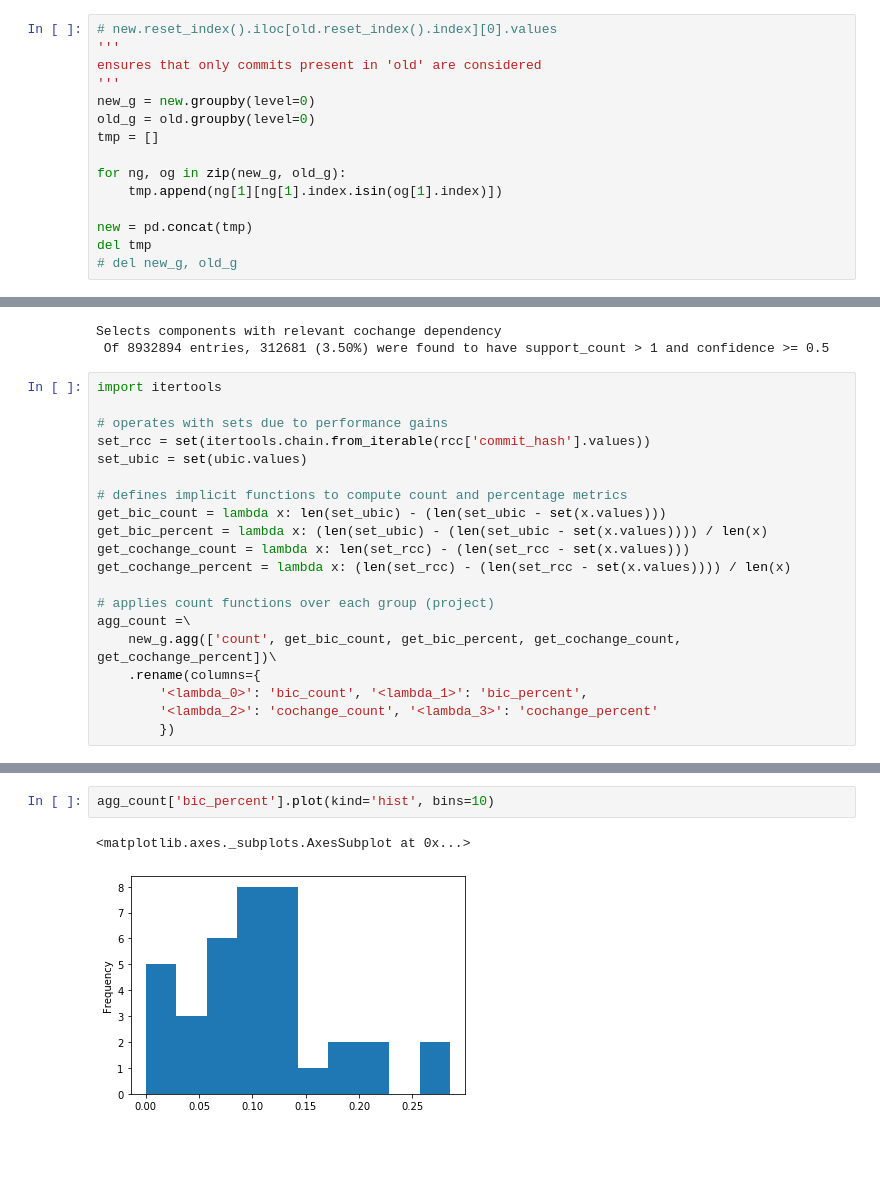
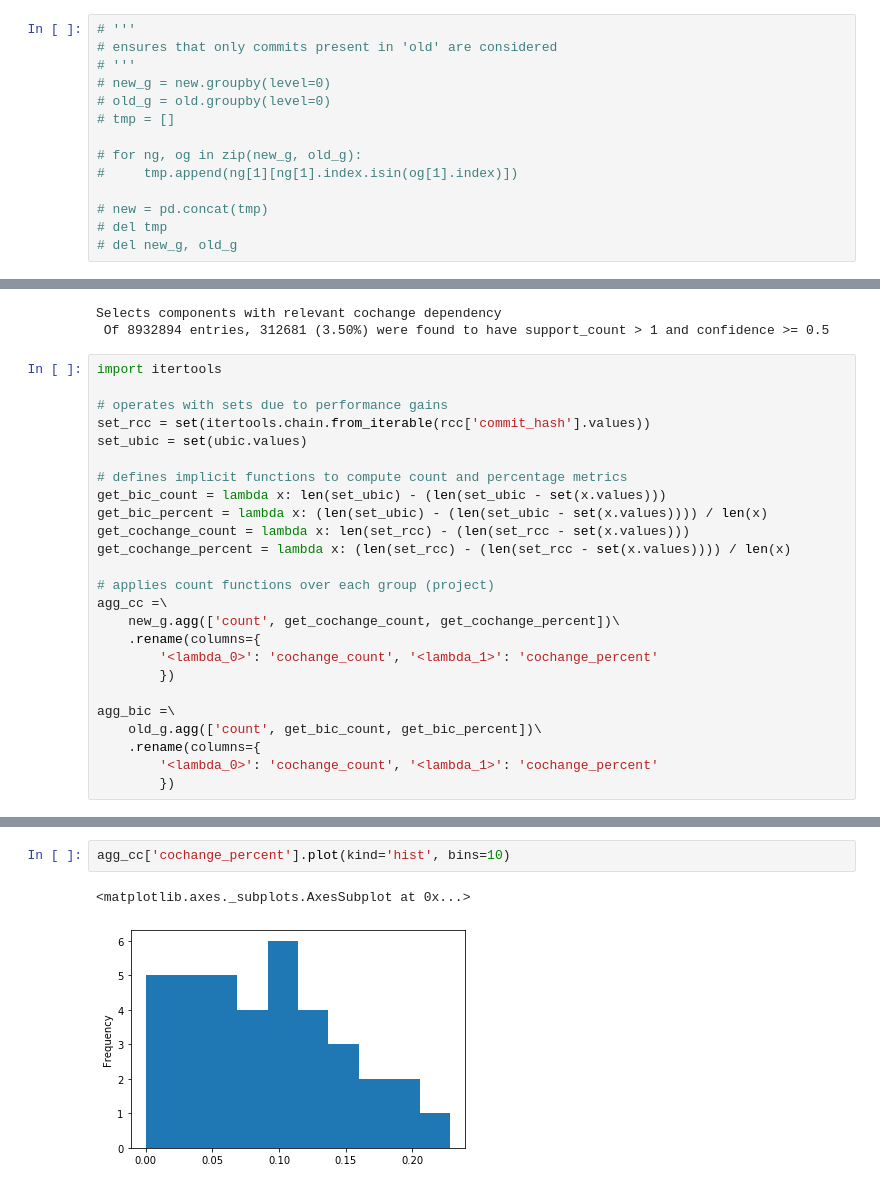
Before and after one commit to luisamaralh/co-change-dependencies, a Jupyter notebook: notebooks/comparative_analysis.ipynb, the cells around one changed output, grey strips where cells are left out. Cells and saved outputs as stored; diff of their text form; blank space fills up the shorter version.

Commit message:
NEW histogram; NEXT transform variables

```diff
--- a/notebooks/comparative_analysis.ipynb
+++ b/notebooks/comparative_analysis.ipynb
@@ -137,19 +137,18 @@ camel 96
 lucene-solr 30
 netbeans 2
 # %%
-# new.reset_index().iloc[old.reset_index().index][0].values
-'''
-ensures that only commits present in 'old' are considered
-'''
-new_g = new.groupby(level=0)
-old_g = old.groupby(level=0)
-tmp = []
+# '''
+# ensures that only commits present in 'old' are considered
+# '''
+# new_g = new.groupby(level=0)
+# old_g = old.groupby(level=0)
+# tmp = []
 
-for ng, og in zip(new_g, old_g):
-    tmp.append(ng[1][ng[1].index.isin(og[1].index)])
+# for ng, og in zip(new_g, old_g):
+#     tmp.append(ng[1][ng[1].index.isin(og[1].index)])
 
-new = pd.concat(tmp)
-del tmp
+# new = pd.concat(tmp)
+# del tmp
 # del new_g, old_g
 # %%
 # aggregates old and new commits to facilitate conversion
@@ -202,9 +201,14 @@ get_cochange_count = lambda x: len(set_rcc) - (len(set_rcc - set(x.values)))
 get_cochange_percent = lambda x: (len(set_rcc) - (len(set_rcc - set(x.values)))) / len(x)
 
 # applies count functions over each group (project)
-agg_count =\
-    new_g.agg(['count', get_bic_count, get_bic_percent, get_cochange_count, get_cochange_percent])\
+agg_cc =\
+    new_g.agg(['count', get_cochange_count, get_cochange_percent])\
     .rename(columns={
-        '<lambda_0>': 'bic_count', '<lambda_1>': 'bic_percent',
-        '<lambda_2>': 'cochange_count', '<lambda_3>': 'cochange_percent'
+        '<lambda_0>': 'cochange_count', '<lambda_1>': 'cochange_percent'
         })
+
+agg_bic =\
+    old_g.agg(['count', get_bic_count, get_bic_percent])\
+    .rename(columns={
+        '<lambda_0>': 'cochange_count', '<lambda_1>': 'cochange_percent'
+        })
@@ -211,5 +235,5 @@ agg_count =\
 # %%
-agg_count['bic_percent'].plot(kind='hist', bins=10)
+agg_cc['cochange_percent'].plot(kind='hist', bins=10)
 # %% [output]
 <matplotlib.axes._subplots.AxesSubplot at 0x...>
-[figure, old version]
+[figure, new version]
```
Also changed, not shown: parts of 3 cells of this notebook.
